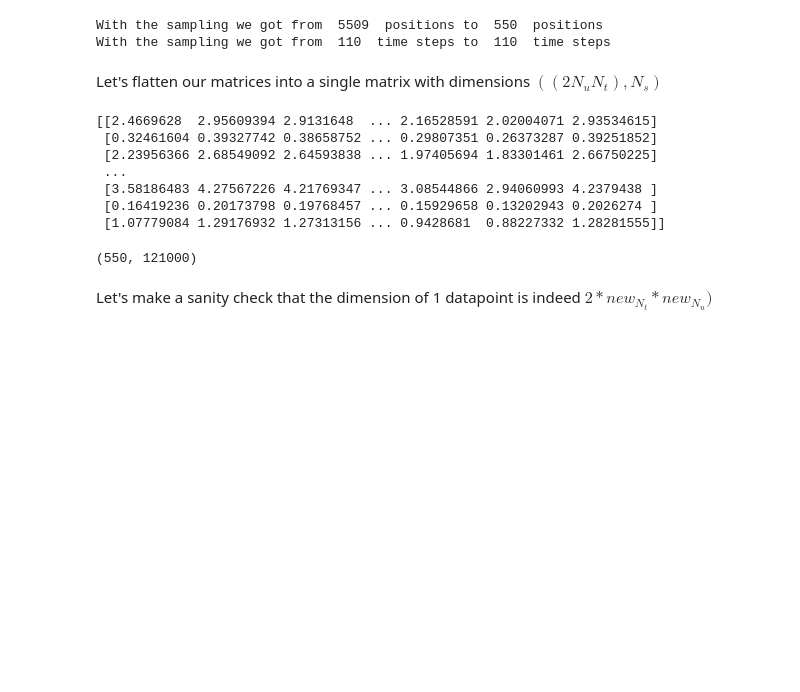
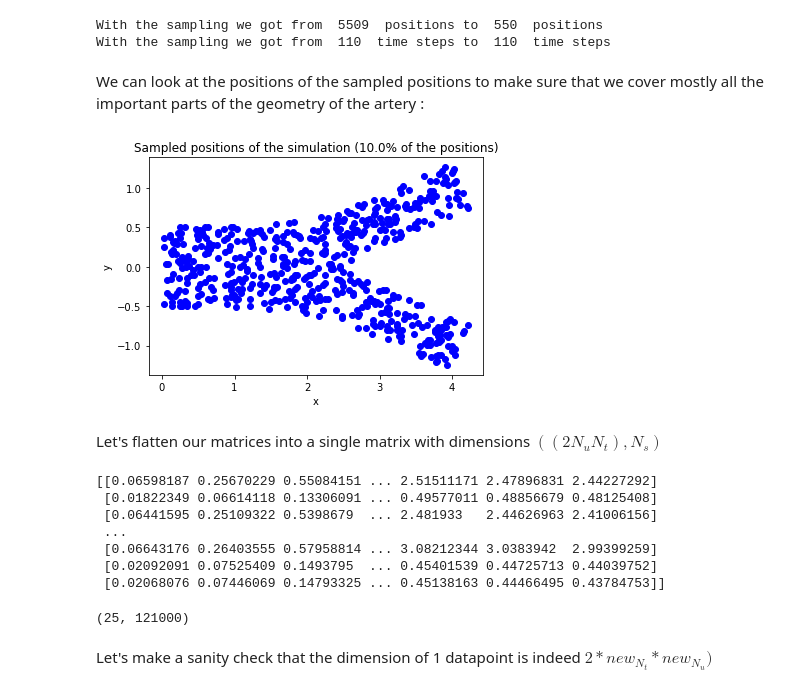
Before and after one commit to CS-433/ml-project-2-thevipers2, a Jupyter notebook: main.ipynb, the cells around one changed output. Saved outputs shown, nothing was run; the diff lists cells and outputs as text; code cells hidden in the pictures; blank space fills up the shorter version.

Commit message:
plot sampled coordinates

```diff
--- a/main.ipynb
+++ b/main.ipynb
@@ -56,8 +53,8 @@ The autoreload extension is already loaded. To reload it, use:
 ### Pathways <a name="1pathways"></a>
 # %%
 DATA_PATH = 'data/'
-DATA_Ux_PATH = DATA_PATH + 'u1_very_small.csv'
-DATA_Uy_PATH = DATA_PATH + 'u2_very_small.csv'
+DATA_Ux_PATH = DATA_PATH + 'u1_small.csv.bz2'
+DATA_Uy_PATH = DATA_PATH + 'u2_small.csv.bz2'
 # %% [markdown]
 ### Loading <a name="1load"></a>
 # %% [markdown]
@@ -137,23 +134,29 @@ print('With the sampling we got from ', 110, ' time steps to ', new_Nt, ' time s
 # %% [output]
 With the sampling we got from  5509  positions to  550  positions
 With the sampling we got from  110  time steps to  110  time steps
+# %% [markdown]
+We can look at the positions of the sampled positions to make sure that we cover mostly all the important parts of the geometry of the artery :
+# %%
+plot_sampled_coord(new_inds)
+# %% [output]
+[figure, added]
 # %% [markdown]
 Let's flatten our matrices into a single matrix with dimensions $((2 N_u N_t), N_s)$
 # %%
 print(new_Ux)
 # %% [output]
-[[2.4669628  2.95609394 2.9131648  ... 2.16528591 2.02004071 2.93534615]
- [0.32461604 0.39327742 0.38658752 ... 0.29807351 0.26373287 0.39251852]
- [2.23956366 2.68549092 2.64593838 ... 1.97405694 1.83301461 2.66750225]
+[[0.06598187 0.25670229 0.55084151 ... 2.51511171 2.47896831 2.44227292]
+ [0.01822349 0.06614118 0.13306091 ... 0.49577011 0.48856679 0.48125408]
+ [0.06441595 0.25109322 0.5398679  ... 2.481933   2.44626963 2.41006156]
  ...
- [3.58186483 4.27567226 4.21769347 ... 3.08544866 2.94060993 4.2379438 ]
- [0.16419236 0.20173798 0.19768457 ... 0.15929658 0.13202943 0.2026274 ]
- [1.07779084 1.29176932 1.27313156 ... 0.9428681  0.88227332 1.28281555]]
+ [0.06643176 0.26403555 0.57958814 ... 3.08212344 3.0383942  2.99399259]
+ [0.02092091 0.07525409 0.1493795  ... 0.45401539 0.44725713 0.44039752]
+ [0.02068076 0.07446069 0.14793325 ... 0.45138163 0.44466495 0.43784753]]
 # %%
 flattened_array = flatten(new_Ux, new_Uy, ratio_pts)
 flattened_array.shape
 # %% [output]
-(550, 121000)
+(25, 121000)
 # %% [markdown]
 Let's make a sanity check that the dimension of 1 datapoint is indeed ${2 * new_{N_t} * new_{N_u})}$
 # %%
```
Also changed, not shown: parts of 1 cell of this notebook, 1 other file.
